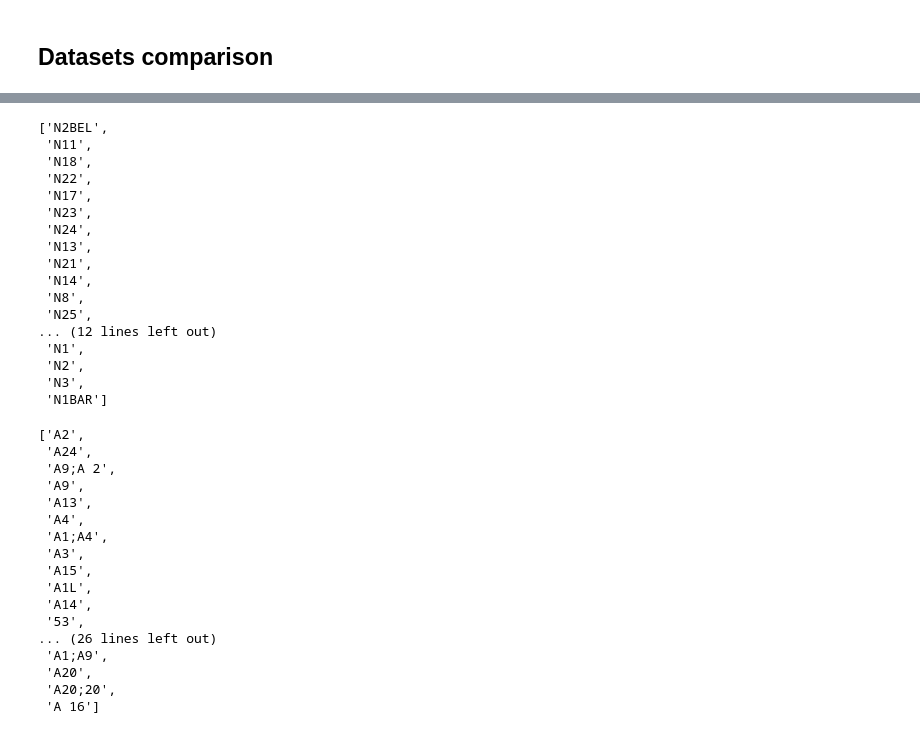
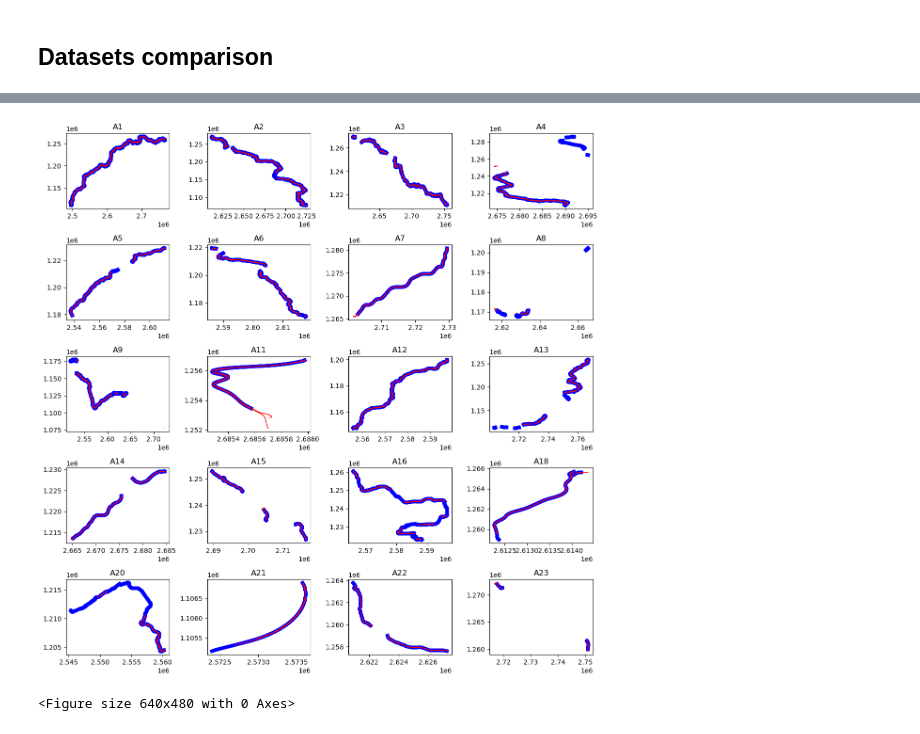
Before and after one commit to chrisvanklutter/GEO877_Spatial_Algorithms_Haklay, a Jupyter notebook: data_Preprocessing.ipynb, the cells around one changed output, grey strips where cells are left out. Cells and saved outputs as stored; diff of their text form; code cells hidden in the pictures.

```diff
--- a/data_Preprocessing.ipynb
+++ b/data_Preprocessing.ipynb
@@ -425,40 +559,16 @@ Text(0.5, 1.0, 'N2')
-# %%
-streetnames_ch
-# %% [output]
-['N2BEL',
- 'N11',
- 'N18',
- 'N22',
- 'N17',
- 'N23',
- 'N24',
- 'N13',
- 'N21',
- 'N14',
- 'N8',
- 'N25',
-... (12 lines left out)
- 'N1',
- 'N2',
- 'N3',
- 'N1BAR']
-# %%
-streetnames_osm
-# %% [output]
-['A2',
- 'A24',
- 'A9;A 2',
- 'A9',
- 'A13',
- 'A4',
- 'A1;A4',
- 'A3',
- 'A15',
- 'A1L',
- 'A14',
- '53',
-... (26 lines left out)
- 'A1;A9',
- 'A20',
- 'A20;20',
- 'A 16']
+# %%
+fig, axs = plt.subplots(5, 4, figsize=(12, 12))
+for i in range(5): #5
+    for j in range(4): #4
+        index = i * 4 + j
+        motorway_ch_lines[index].plot_seg(ax = axs[i, j], label="ASTRA", color = "blue", linewidth = 5)
+        motorway_osm_lines[index].plot_seg(ax = axs[i, j], label="OSM", color = "red")
+        axs[i, j].set_title(f'A{motorway_osm_lines[index].name}')
+
+# Affichage de la figure
+plt.tight_layout()
+plt.show()
+plt.savefig('plots/osm_astra_comparison.png')
+# %% [output]
+[figure, added]
+<Figure size 640x480 with 0 Axes>
```
Also changed, not shown: parts of 36 cells of this notebook.
